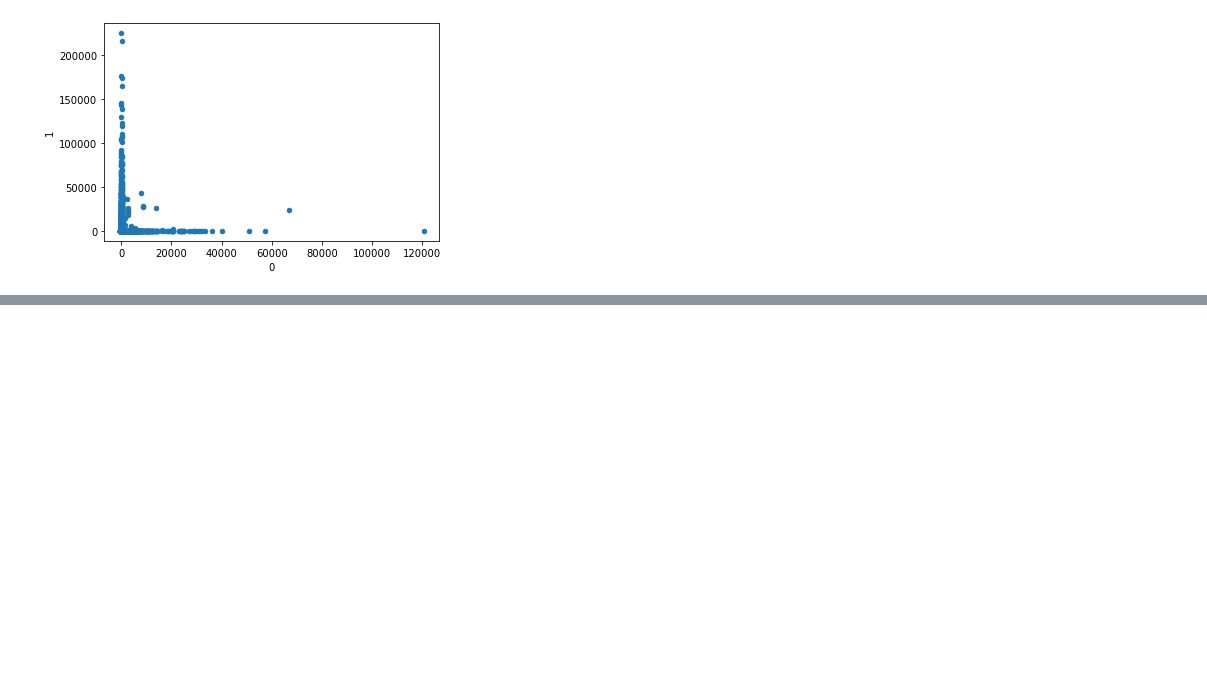
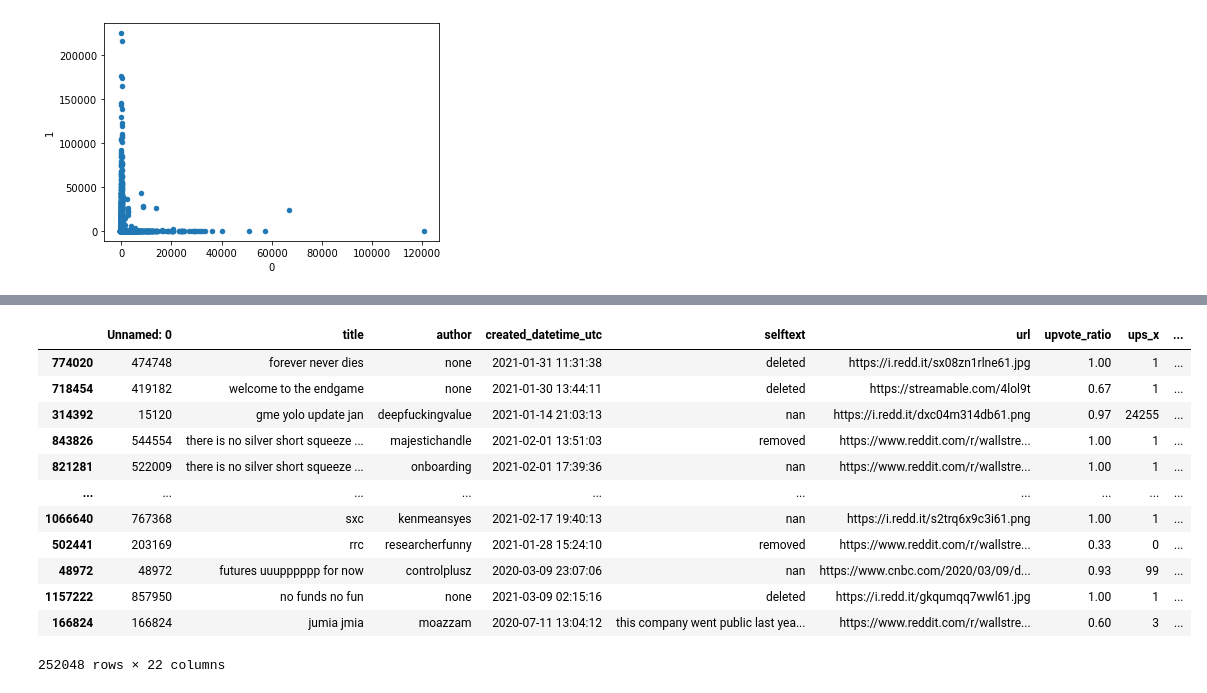
Before and after one commit to ElleNajt/ErdosInstitute-SIG_Project, a Jupyter notebook: Feature_Design/word2vec.ipynb, the cells around one changed output, grey strips where cells are left out. Drawn from its saved outputs; the diff is of its cells as text; code cells hidden in the pictures; blank space fills up the shorter version.

```diff
--- a/Feature_Design/word2vec.ipynb
+++ b/Feature_Design/word2vec.ipynb
@@ -257,0 +317,22 @@ datetime.now().strftime("%H:%M:%S")
+# %%
+
+output = pd.DataFrame(y_test)
+output['pred'] = y_pred
+# %%
+df_with_pred = df.merge(output, right_index = True, left_index = True)
+# %%
+df_with_pred.sort_values(by = 'pred', ascending = False)
+# %% [output]
+|  | Unnamed: 0 | title | author | created_datetime_utc | selftext | url | upvote_ratio | ups_x | ... |
+| 774020 | 474748 | forever never dies | none | 2021-01-31 11:31:38 | deleted | https://i.redd.it/sx08zn1rlne61.jpg | 1.00 | 1 | ... |
+| 718454 | 419182 | welcome to the endgame | none | 2021-01-30 13:44:11 | deleted | https://streamable.com/4lol9t | 0.67 | 1 | ... |
+| 314392 | 15120 | gme yolo update jan | deepfuckingvalue | 2021-01-14 21:03:13 | nan | https://i.redd.it/dxc04m314db61.png | 0.97 | 24255 | ... |
+| 843826 | 544554 | there is no silver short squeeze ... | majestichandle | 2021-02-01 13:51:03 | removed | https://www.reddit.com/r/wallstre... | 1.00 | 1 | ... |
+| 821281 | 522009 | there is no silver short squeeze ... | onboarding | 2021-02-01 17:39:36 | nan | https://www.reddit.com/r/wallstre... | 1.00 | 1 | ... |
+| ... | ... | ... | ... | ... | ... | ... | ... | ... | ... |
+| 1066640 | 767368 | sxc | kenmeansyes | 2021-02-17 19:40:13 | nan | https://i.redd.it/s2trq6x9c3i61.png | 1.00 | 1 | ... |
+| 502441 | 203169 | rrc | researcherfunny | 2021-01-28 15:24:10 | removed | https://www.reddit.com/r/wallstre... | 0.33 | 0 | ... |
+| 48972 | 48972 | futures uuupppppp for now | controlplusz | 2020-03-09 23:07:06 | nan | https://www.cnbc.com/2020/03/09/d... | 0.93 | 99 | ... |
+| 1157222 | 857950 | no funds no fun | none | 2021-03-09 02:15:16 | deleted | https://i.redd.it/gkqumqq7wwl61.jpg | 1.00 | 1 | ... |
+| 166824 | 166824 | jumia jmia | moazzam | 2020-07-11 13:04:12 | this company went public last yea... | https://www.reddit.com/r/wallstre... | 0.60 | 3 | ... |
+252048 rows × 22 columns
```
Also changed, not shown: parts of 33 cells of this notebook.
